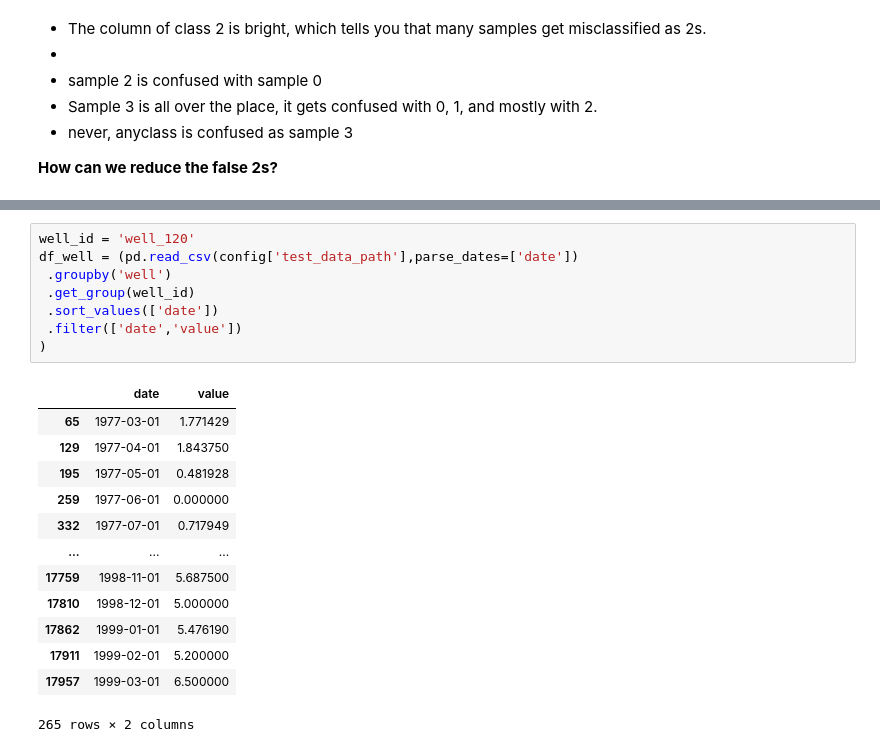
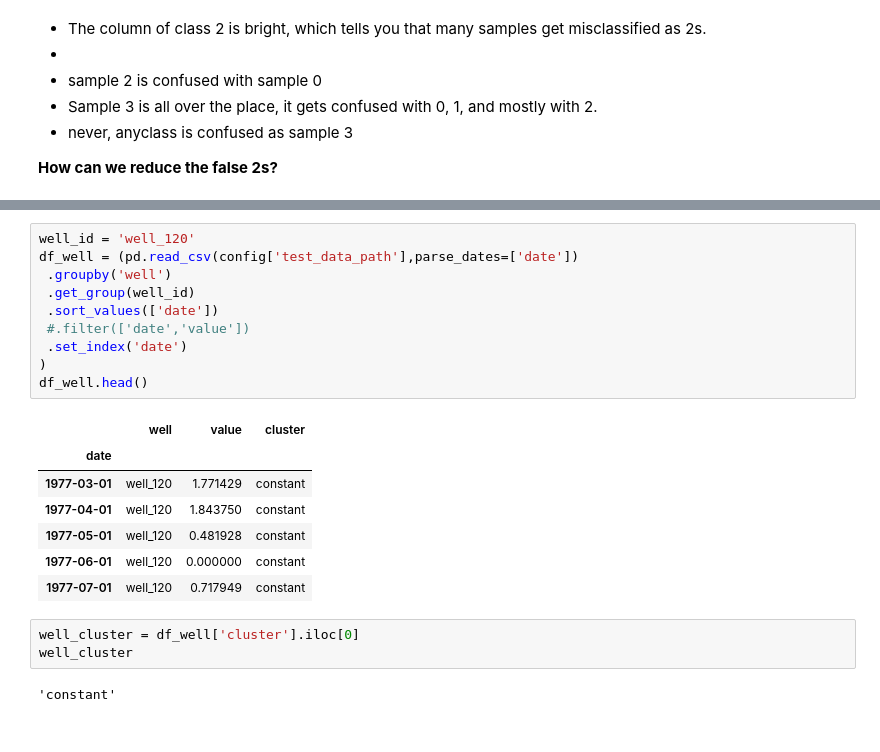
Before and after one commit to x110/oil-well-cluster-predictor, a Jupyter notebook: notebooks/error-analysis.ipynb, the cells around one changed output, grey strips where cells are left out. Cells and saved outputs as stored; diff of their text form.

```diff
--- a/notebooks/error-analysis.ipynb
+++ b/notebooks/error-analysis.ipynb
@@ -114,22 +102,23 @@ plt.show()
 # %%
 well_id = 'well_120'
 df_well = (pd.read_csv(config['test_data_path'],parse_dates=['date'])
  .groupby('well')
  .get_group(well_id)
  .sort_values(['date'])
- .filter(['date','value'])
+ #.filter(['date','value'])
+ .set_index('date')
 )
+df_well.head()
 # %% [output]
-|  | date | value |
-| 65 | 1977-03-01 | 1.771429 |
-| 129 | 1977-04-01 | 1.843750 |
-| 195 | 1977-05-01 | 0.481928 |
-| 259 | 1977-06-01 | 0.000000 |
-| 332 | 1977-07-01 | 0.717949 |
-| ... | ... | ... |
-| 17759 | 1998-11-01 | 5.687500 |
-| 17810 | 1998-12-01 | 5.000000 |
-| 17862 | 1999-01-01 | 5.476190 |
-| 17911 | 1999-02-01 | 5.200000 |
-| 17957 | 1999-03-01 | 6.500000 |
+|  | well | value | cluster |
+| date |  |  |  |
+| 1977-03-01 | well_120 | 1.771429 | constant |
+| 1977-04-01 | well_120 | 1.843750 | constant |
+| 1977-05-01 | well_120 | 0.481928 | constant |
+| 1977-06-01 | well_120 | 0.000000 | constant |
+| 1977-07-01 | well_120 | 0.717949 | constant |
-265 rows × 2 columns
+# %%
+well_cluster = df_well['cluster'].iloc[0]
+well_cluster
+# %% [output]
+'constant'
```
Also changed, not shown: parts of 15 cells of this notebook, 1 other file.
